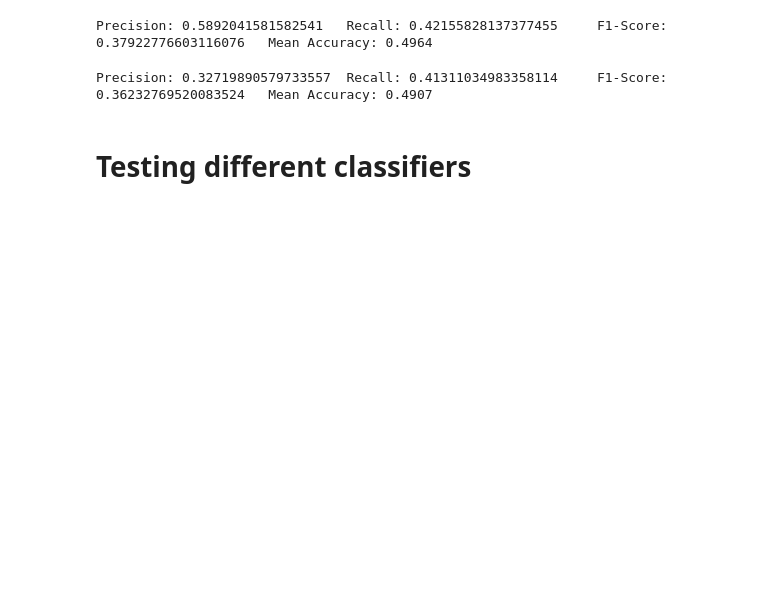
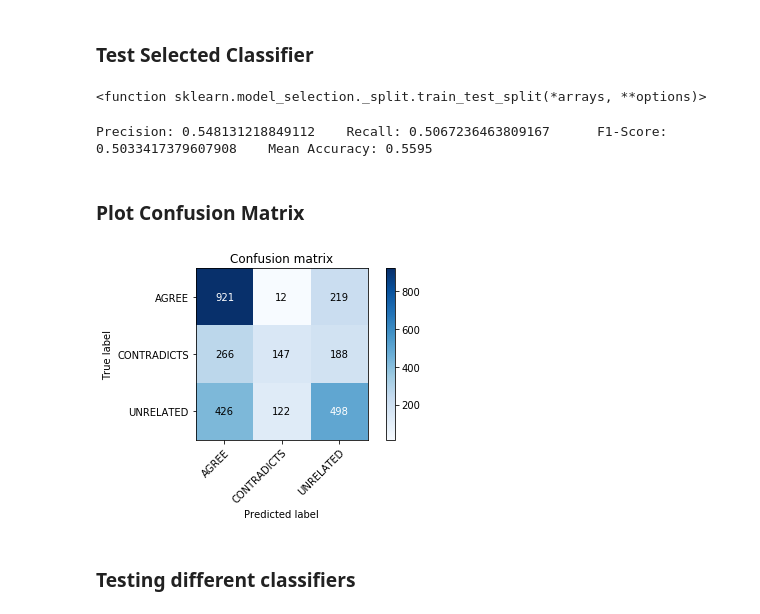
Before and after one commit to gautierdag/contra-api, a Jupyter notebook: main.ipynb, the cells around one changed output. Cells and saved outputs as stored; diff of their text form; code cells hidden in the pictures; blank space fills up the shorter version.

```diff
--- a/main.ipynb
+++ b/main.ipynb
@@ -213 +35,3 @@ plt.show()
+# %% [markdown]
+### Test Selected Classifier
 # %%
@@ -217,6 +40,10 @@ train, test = train_test_split(dataset, stratify=dataset['entailment'])
+# %%
+train_test_split
+# %% [output]
+<function sklearn.model_selection._split.train_test_split(*arrays, **options)>
 # %%
-feat_cols = ["w_overlap", "w_hyp_extra", "w_jaccard", "ne_overlap", "ne_hyp_extra", 'neg', 'jc_m', 'sim']
-clf = LogisticRegression(random_state=0, multi_class='auto', solver='lbfgs', max_iter=1000)
+clf = LogisticRegression(random_state=0, multi_class='ovr', solver='lbfgs', max_iter=1000)
+
 clf.fit(train[feat_cols], train['entailment'])
 y_pred = clf.predict(test[feat_cols])
 precision, recall, fscore, _ = precision_recall_fscore_support(test['entailment'], y_pred)
@@ -226,17 +53,6 @@ print("Precision: {} \tRecall: {}\tF1-Score: {} \tMean Accuracy: {}".format(prec
                                                                             round(clf.score(test[feat_cols],
                                                                                             test['entailment']), 4)))
 # %% [output]
-Precision: 0.5892041581582541   Recall: 0.42155828137377455     F1-Score: 0.37922776603116076   Mean Accuracy: 0.4964
+Precision: 0.548131218849112    Recall: 0.5067236463809167      F1-Score: 0.5033417379607908    Mean Accuracy: 0.5595
-# %%
-feat_cols = ["w_overlap", "w_hyp_extra", "w_jaccard", 'neg']
-clf = LogisticRegression(random_state=55, multi_class='ovr', solver='lbfgs')
-clf.fit(train[feat_cols], train['entailment'])
-y_pred = clf.predict(test[feat_cols])
-precision, recall, fscore, _ = precision_recall_fscore_support(test['entailment'], y_pred)
-print("Precision: {} \tRecall: {}\tF1-Score: {} \tMean Accuracy: {}".format(precision.mean(),
-                                                                            recall.mean(),
-                                                                            fscore.mean(),
-                                                                            round(clf.score(test[feat_cols],
-                                                                                            test['entailment']), 4)))
-# %% [output]
-Precision: 0.32719890579733557  Recall: 0.41311034983358114     F1-Score: 0.36232769520083524   Mean Accuracy: 0.4907
+# %% [markdown]
+### Plot Confusion Matrix
@@ -243,3 +114,7 @@ Precision: 0.32719890579733557  Recall: 0.41311034983358114     F1-Score: 0.3623
+# %%
+a = plot_confusion_matrix(test['entailment'], y_pred, clf.classes_, normalize=False)
+# %% [output]
+[figure, added]
 # %% [markdown]
-# Testing different classifiers
+### Testing different classifiers
 # %%
```
Also changed, not shown: parts of 20 cells of this notebook, 6 other files.
